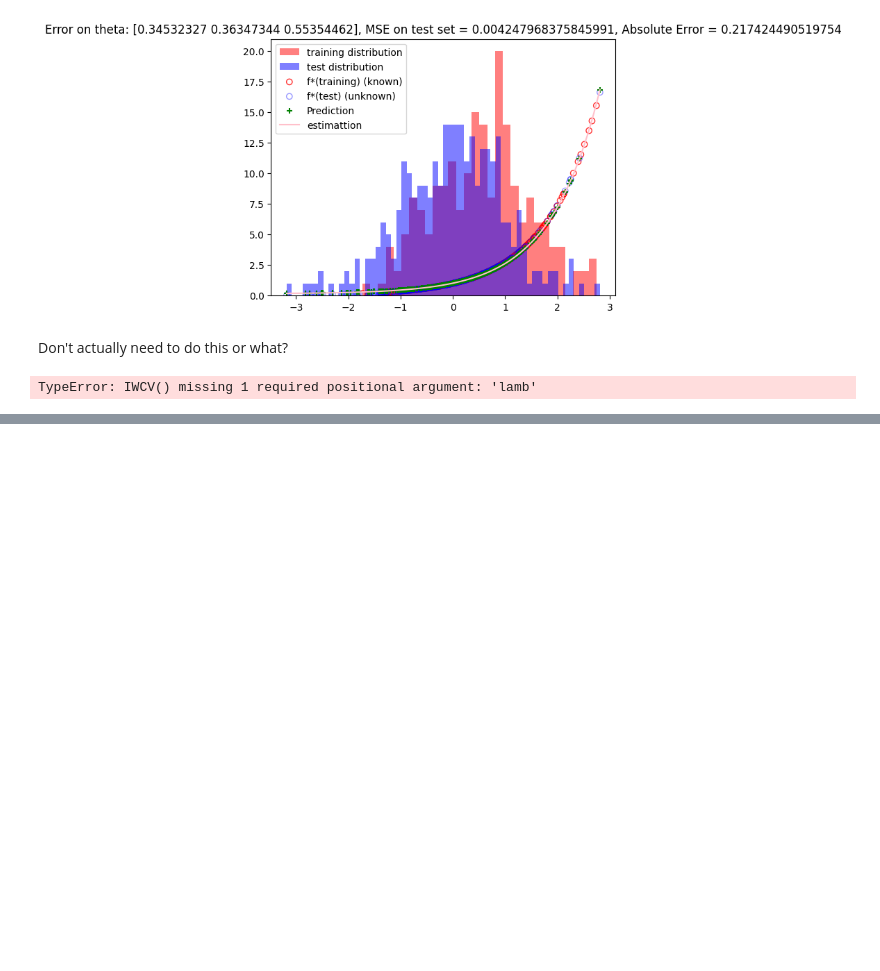
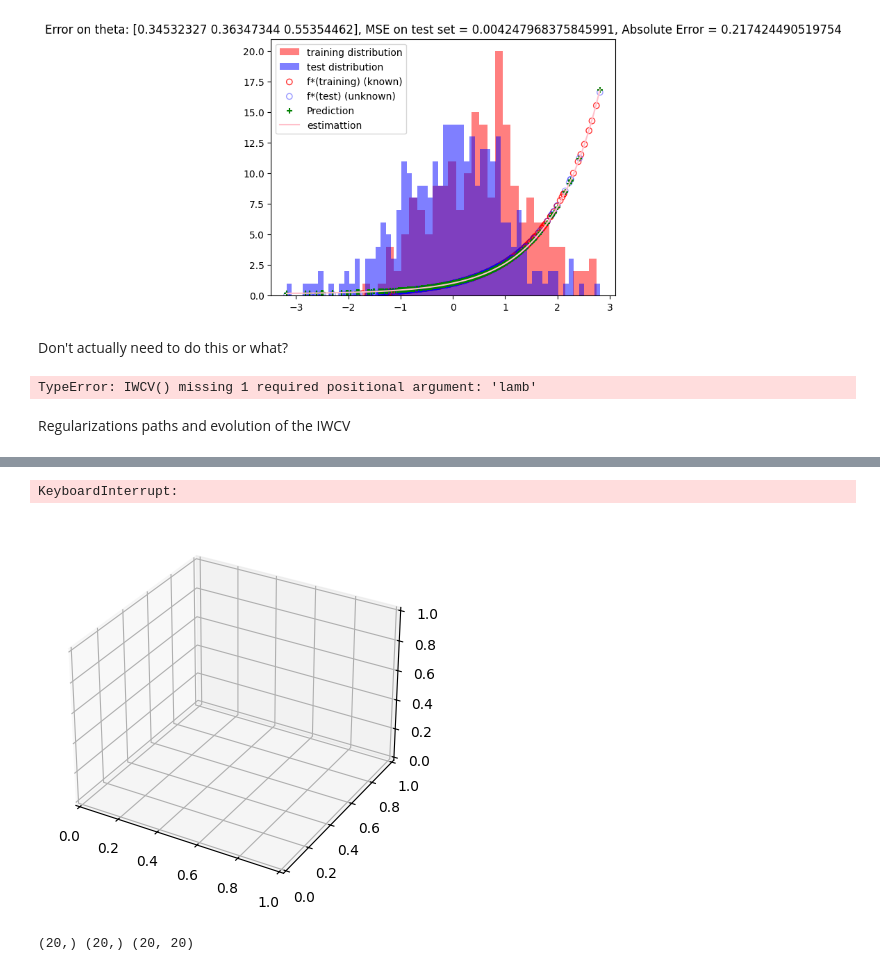
Before and after one commit to kspinakisepfl/stml-covariate-shift, a Jupyter notebook: codes/test.ipynb, the cells around one changed output, grey strips where cells are left out. Drawn from its saved outputs; the diff is of its cells as text; code cells hidden in the pictures; blank space fills up the shorter version.

```diff
--- a/codes/test.ipynb
+++ b/codes/test.ipynb
@@ -213,3 +214,72 @@ gamma_opti, lambda_opti = gamma_range[gamma_opti_arg], lambda_range[lambda_opti_
 print(f"Estimated flattening and regularization parameters that achieve (approx.) minimum on the generalization error: ({gamma_opti}, {lambda_opti})")
 # %% [output]
 TypeError: IWCV() missing 1 required positional argument: 'lamb'
+# %% [markdown]
+Regularizations paths and evolution of the IWCV
+# %%
+true_f = lambda x: np.exp(x)
+
+n_tr = 200
+n_te = 300
+
+mu_tr, sigma_tr = 1/2, 1
+mu_te, sigma_te = 0, 1
+
+x_tr = np.random.normal(loc = mu_tr, scale = sigma_tr**2, size = n_tr)
+#x_tr = -np.random.exponential(mu_tr, n_tr)
+#x_tr = np.random.exponential(mu_tr, n_tr)
+x_te = np.random.normal(loc = mu_te, scale = sigma_te**2, size = n_te)
+
+y_tr = true_f(x_tr)
+y_te = true_f(x_te)
+
+training_set = np.zeros((2, n_tr))
+training_set[0, :], training_set[1, :] = x_tr, y_tr
+
+#plt.hist(x_tr, bins = 30, color = "r", label = "training distribution", alpha = 0.5)
+#plt.hist(x_te, bins = 60, color = "b", label = "test distribution", alpha = 0.5)
+#plt.scatter(x_tr, y_tr, facecolors = 'none', edgecolors = 'r', label = "f*(training) (known)", alpha = 0.8)
+#plt.scatter(x_te, y_te, facecolors = 'none', edgecolors = 'b', label = "f*(test) (unknown)", alpha = 0.4)
+
+#f = lambda x, theta: (1 / (np.sqrt(2 * np.pi * theta[1]**2))) * np.exp(-((x - theta[0])**2) / (2 * theta[1]**2))
+perturbation = 0.5
+#f = lambda x, theta: (x- theta + perturbation)**2
+#f = lambda x, theta: theta[0] + theta[1]*np.cos(x*theta[2])
+f = lambda x, theta: theta[0] + theta[1]*np.exp(theta[2]*x)
+dim_theta = 3
+#dimension_of_parameter = n_te
+#theta = np.zeros((1, n_te))
+#f = lambda x, theta: np.sum([theta[i] * K(x, x_te[i]) for i in range(n_te)])
+
+#f = lambda x, theta: x*theta
+L = lambda x,y: np.linalg.norm(x-y)**2
+
+
+lambda_grid = np.linspace(0,1, 20)
+gamma_grid = np.linspace(0,1, 20)
+
+#theta_opti, f_opti = met.IWCV(f, dim_theta, L, x_te, training_set, 0.5, 0.2)
+
+#grid_search = np.zeros((len(gamma_grid), len(lambda_grid)))
+
+grid_search = np.empty((len(gamma_grid), len(lambda_grid)), dtype=object)
+
+fig = plt.figure()
+ax = fig.add_subplot(111, projection='3d')
+
+for i in range(len(gamma_grid)):
+    for j in range(len(lambda_grid)):
+        tmp, _ = met.IWCV(f, dim_theta, L, x_te, training_set, gamma_grid[i], lambda_grid[i])
+        print("ici: ", tmp)
+        grid_search[i, j] = tmp
+
+for k in range(dim_theta):
+    to_plot = np.zeros((len(gamma_grid), len(lambda_grid)))
+
+    for i in range(len(gamma_grid)):
+        for j in range(len(lambda_grid)):
+            to_plot[i, j] = grid_search[i,j][k]
+
+
+    ax.plot(gamma_grid, lambda_grid, to_plot, label = f"theta_{k}")
+# %% [output]
@@ -215,0 +303,6 @@ TypeError: IWCV() missing 1 required positional argument: 'lamb'
+KeyboardInterrupt:
+[figure, added]
+# %%
+print(gamma_grid.shape, lambda_grid.shape, to_plot.shape)
+# %% [output]
+(20,) (20,) (20, 20)
```
Also changed, not shown: parts of 4 cells of this notebook.
